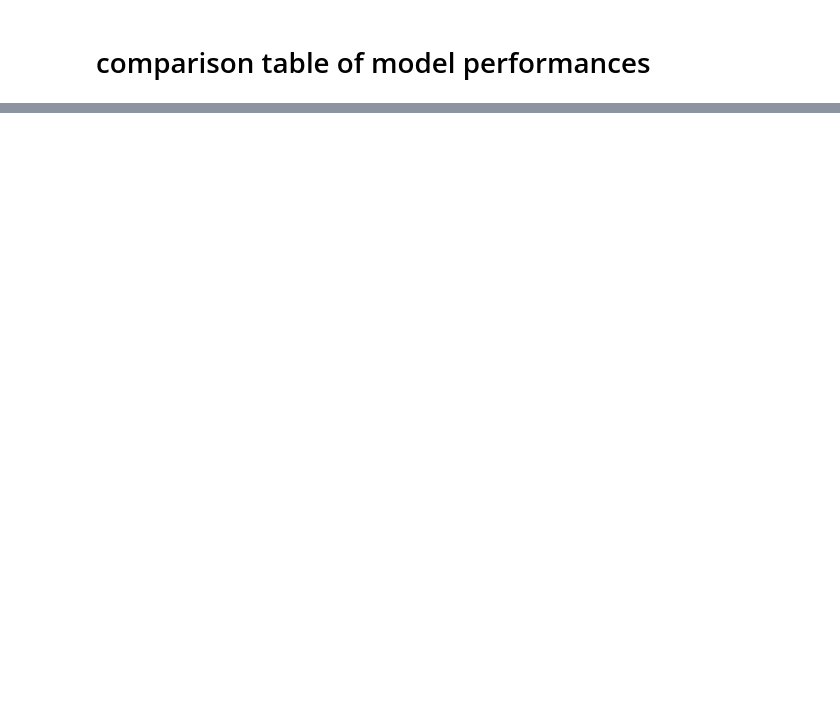
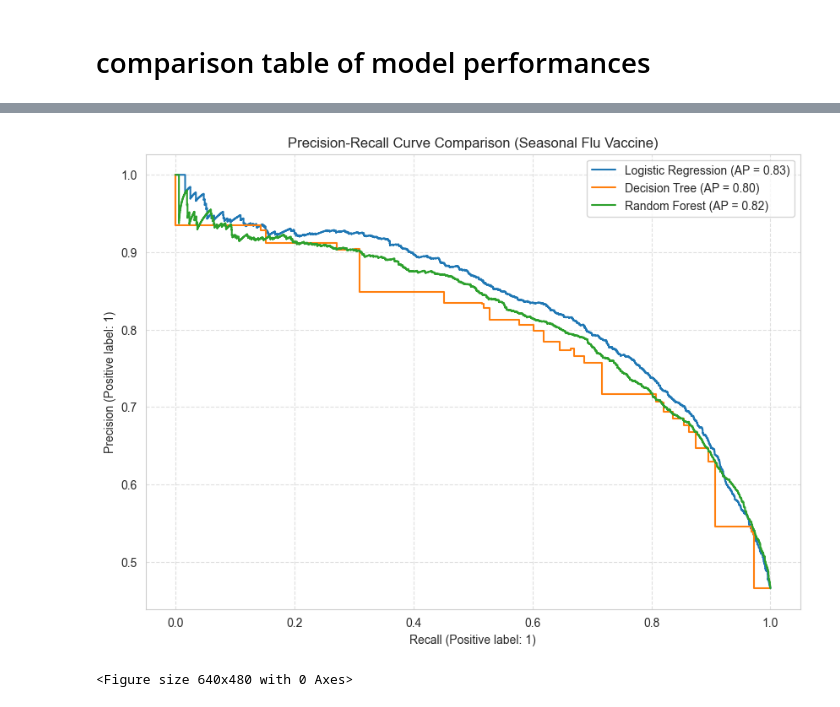
Before and after one commit to sharonkipruto-code/Phase3_project, a Jupyter notebook: flu_index.ipynb, the cells around one changed output, grey strips where cells are left out. Saved outputs shown, nothing was run; the diff lists cells and outputs as text; code cells hidden in the pictures; blank space fills up the shorter version.

```diff
--- a/flu_index.ipynb
+++ b/flu_index.ipynb
@@ -754,3 +811,40 @@ results.sort_values(by="Accuracy", ascending=False)
+# %%
+from sklearn.metrics import PrecisionRecallDisplay
+import matplotlib.pyplot as plt
+
+# Create the plot figure
+fig, ax = plt.subplots(figsize=(10, 7))
+
+# 1. Plot Logistic Regression PR Curve
+# Note: uses X_test_scaled as it was trained on scaled data
+PrecisionRecallDisplay.from_estimator(
+    logReg_seasonal, X_test_scaled, y_test['seasonal_vaccine'],
+    ax=ax, name="Logistic Regression"
+)
+
+# 2. Plot Decision Tree PR Curve
+PrecisionRecallDisplay.from_estimator(
+    dt_seasonal, X_test, y_test['seasonal_vaccine'],
+    ax=ax, name="Decision Tree"
+)
+
+# 3. Plot Random Forest PR Curve
+PrecisionRecallDisplay.from_estimator(
+    rf_seasonal, X_test, y_test['seasonal_vaccine'],
+    ax=ax, name="Random Forest"
+)
+
+# Customize the plot
+ax.set_title("Precision-Recall Curve Comparison (Seasonal Flu Vaccine)")
+plt.legend(loc="upper right")
+plt.grid(True, linestyle='--', alpha=0.6)
+plt.show()
+
+# Save the visualization
+plt.savefig('./Visualizations/precision_recall_comparison.png')
+# %% [output]
+[figure, added]
+<Figure size 640x480 with 0 Axes>
 # %% [markdown]
 
 
```
Also changed, not shown: parts of 23 cells of this notebook, 7 other files.
